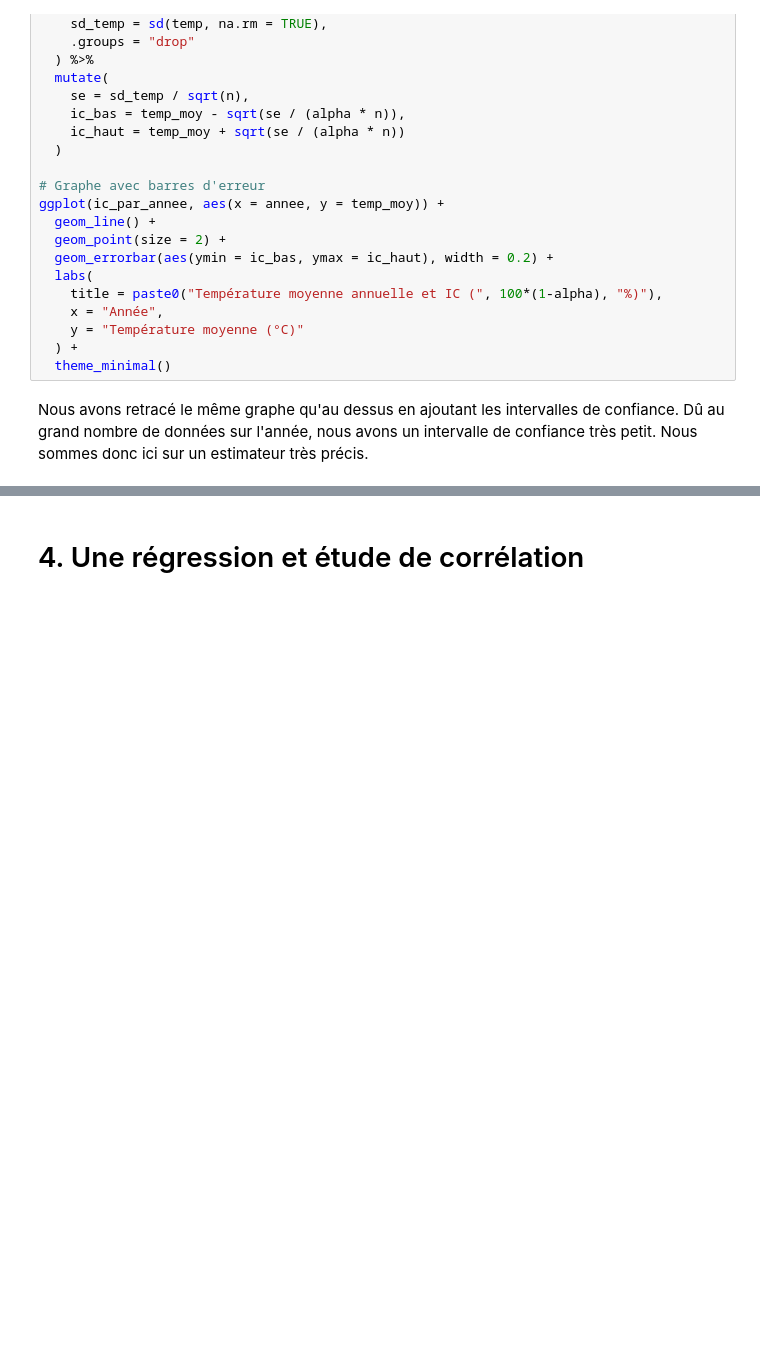
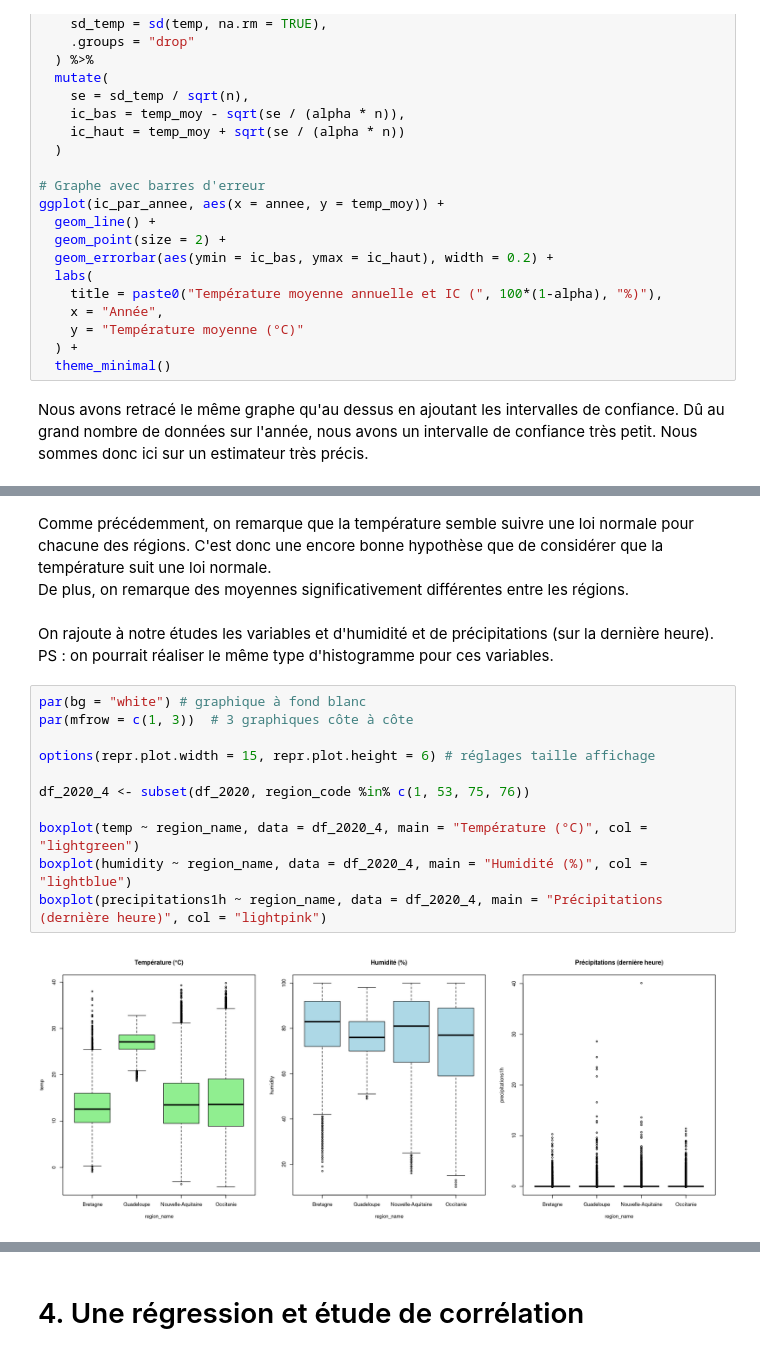
Before and after one commit to sourdevalthibault/BE-statistics-meteo, a Jupyter notebook: BE_meteo.ipynb, the cells around one changed output, grey strips where cells are left out. Saved outputs shown, nothing was run; the diff lists cells and outputs as text; blank space fills up the shorter version.

```diff
--- a/BE_meteo.ipynb
+++ b/BE_meteo.ipynb
@@ -443,0 +592,19 @@ On s'intéresse aux valeurs de températures, de précipitations et humidité po
+# %% [markdown]
+Comme précédemment, on remarque que la température semble suivre une loi normale pour chacune des régions. C'est donc une encore bonne hypothèse que de considérer que la température suit une loi normale.
+De plus, on remarque des moyennes significativement différentes entre les régions.
+# %% [markdown]
+On rajoute à notre études les variables et d'humidité et de précipitations (sur la dernière heure).
+PS : on pourrait réaliser le même type d'histogramme pour ces variables.
+# %%
+par(bg = "white") # graphique à fond blanc
+par(mfrow = c(1, 3))  # 3 graphiques côte à côte
+
+options(repr.plot.width = 15, repr.plot.height = 6) # réglages taille affichage
+
+df_2020_4 <- subset(df_2020, region_code %in% c(1, 53, 75, 76))
+
+boxplot(temp ~ region_name, data = df_2020_4, main = "Température (°C)", col = "lightgreen")
+boxplot(humidity ~ region_name, data = df_2020_4, main = "Humidité (%)", col = "lightblue")
+boxplot(precipitations1h ~ region_name, data = df_2020_4, main = "Précipitations (dernière heure)", col = "lightpink")
+# %% [output]
+[figure, added]
```
Also changed, not shown: parts of 32 cells of this notebook.
